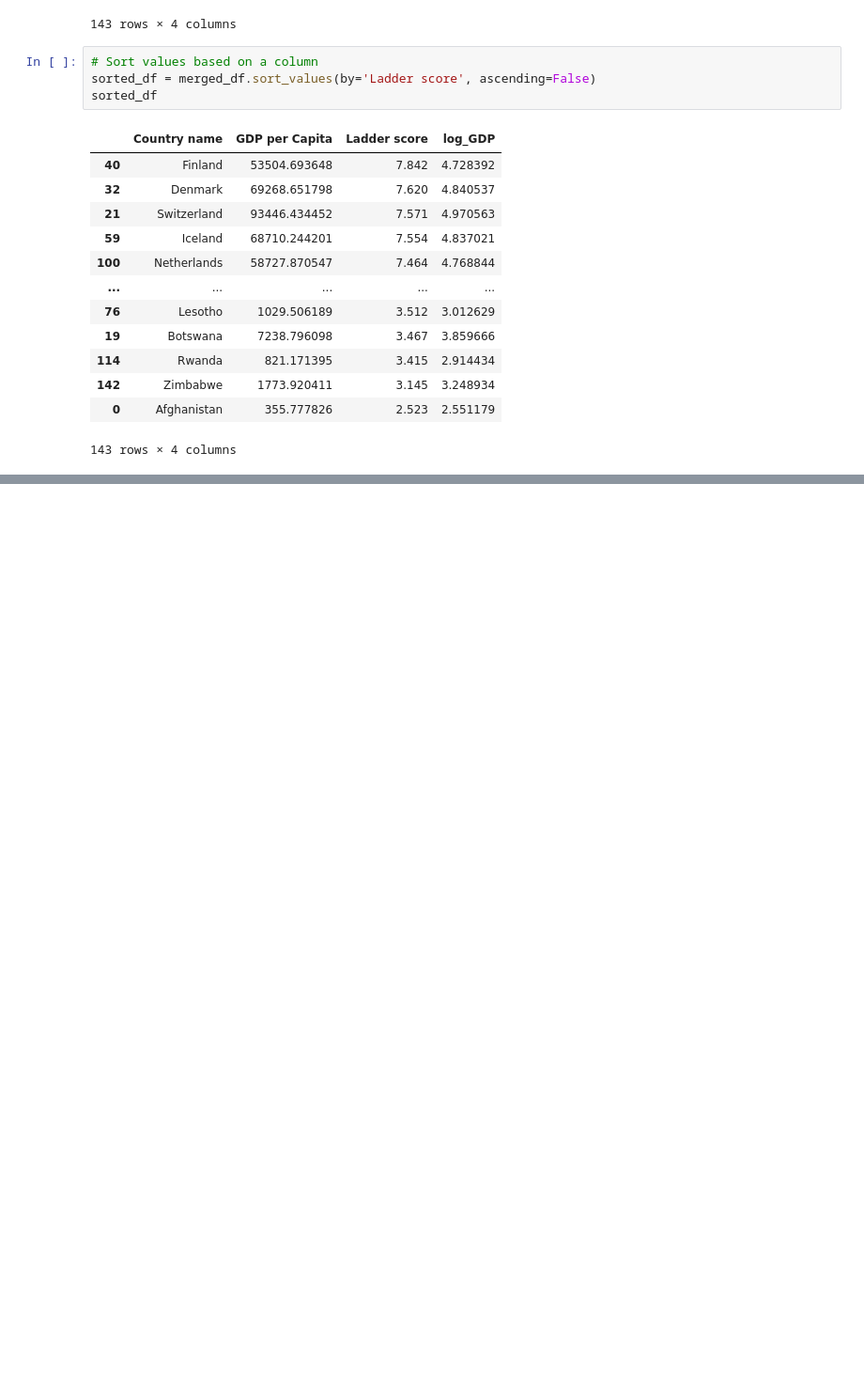
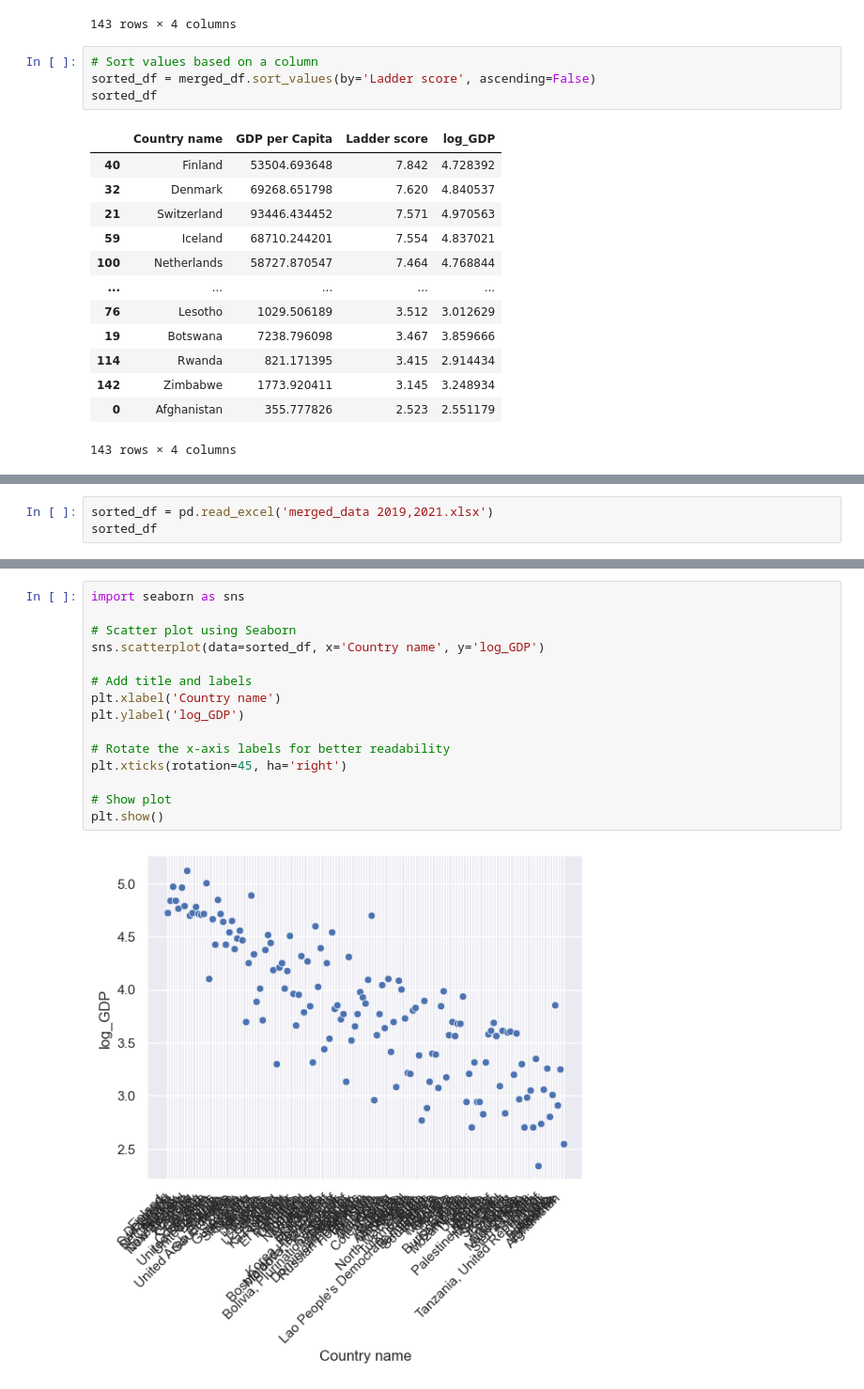
Before and after one commit to Papa-Yaga/Rathish-and-Idara, a Jupyter notebook: 2021whd.ipynb, the cells around one changed output, grey strips where cells are left out. Shown: that part at 94% size. Saved outputs shown, nothing was run; the diff lists cells and outputs as text; blank space fills up the shorter version.

```diff
--- a/2021whd.ipynb
+++ b/2021whd.ipynb
@@ -439,0 +443,3 @@ sorted_df
+# %%
+sorted_df = pd.read_excel('merged_data 2019,2021.xlsx')
+sorted_df
@@ -439,0 +460,17 @@ sorted_df
+# %%
+import seaborn as sns
+
+# Scatter plot using Seaborn
+sns.scatterplot(data=sorted_df, x='Country name', y='log_GDP')
+
+# Add title and labels
+plt.xlabel('Country name')
+plt.ylabel('log_GDP')
+
+# Rotate the x-axis labels for better readability
+plt.xticks(rotation=45, ha='right')
+
+# Show plot
+plt.show()
+# %% [output]
+[figure, added]
```
Also changed, not shown: parts of 3 cells of this notebook.
